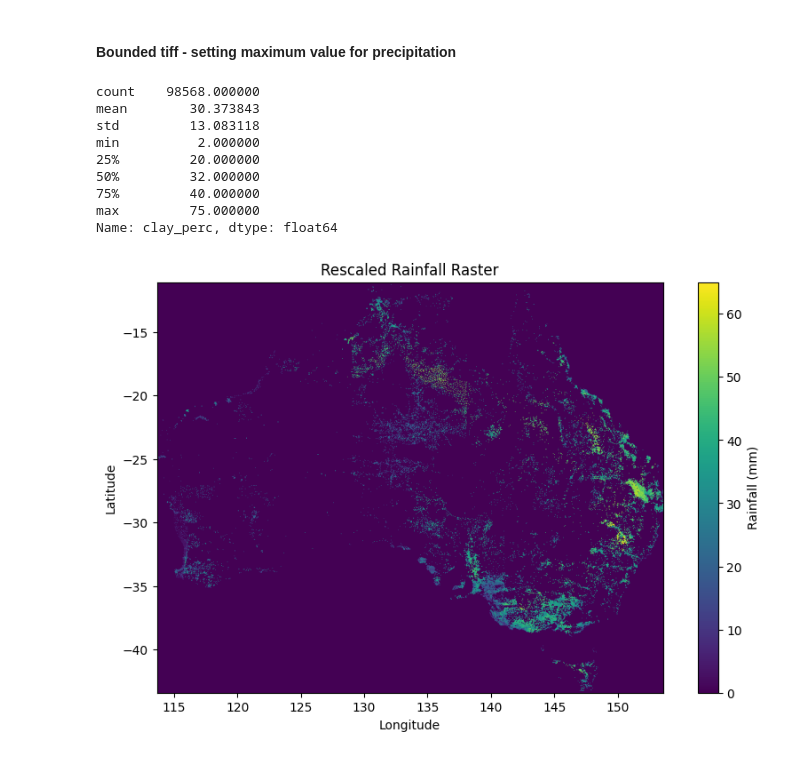
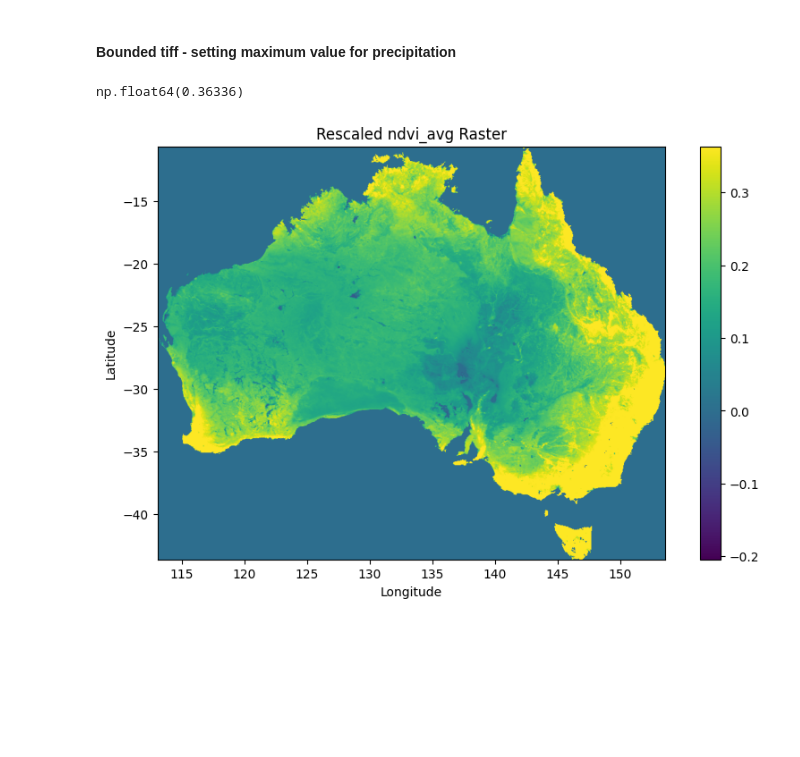
Before and after one commit to Roseparsley8972/CEGM2003-Water, a Jupyter notebook: New model/CNN_from_R/rastering_code/raster.ipynb, the cells around one changed output. Drawn from its saved outputs; the diff is of its cells as text; code cells hidden in the pictures; blank space fills up the shorter version.

```diff
--- a/New model/CNN_from_R/rastering_code/raster.ipynb
+++ b/New model/CNN_from_R/rastering_code/raster.ipynb
@@ -7,7 +7,7 @@ import pandas as pd
 import numpy as np
 
 # Load the CSVAustralia_grid_0p05_data
-data = pd.read_csv(r"C:\Users\chari\Home\TU Delft\TU-Delft\3rd semester\DSAIE\project\CEGM2003-Water\New model\Data\dat07_u.csv")
+data = pd.read_csv(r"C:\Users\chari\Home\TU Delft\TU-Delft\3rd semester\DSAIE\project\CEGM2003-Water\New model\Data\Australia_grid_0p05_data.csv")
 
 # Convert to GeoDataFrame
 gdf = gpd.GeoDataFrame(
@@ -15,6 +15,8 @@ gdf = gpd.GeoDataFrame(
     geometry=gpd.points_from_xy(data['lon'], data['lat']),
     crs="EPSG:3577"  # projection of australia
 )
+# %%
+target = 'ndvi_avg'
 # %%
 
 import rasterio
@@ -79,22 +109,11 @@ with rasterio.open("../images_for_CNN/clay_raster.tif", "w", **meta) as dst:
 # %% [markdown]
 #### Bounded tiff - setting maximum value for precipitation
-# %%
-gdf['clay_perc'].describe()
-# %% [output]
-count    98568.000000
-mean        30.373843
-std         13.083118
-min          2.000000
-25%         20.000000
-50%         32.000000
-75%         40.000000
-max         75.000000
-Name: clay_perc, dtype: float64
 # %%
 #here I rescaled the data so that the maxima are more representative and that we can capture more with the pixel resolution
 
-limit = 65 #mm/y
-data.loc[data['clay_perc'] > limit, 'clay_perc'] = limit
+limit = np.percentile(gdf[target],90)
+
+data.loc[data[target] > limit, target] = limit
 # Convert to GeoDataFrame
 gdf_rescaled = gpd.GeoDataFrame(
     data,
@@ -103,23 +122,27 @@ gdf_rescaled = gpd.GeoDataFrame(
 )
 
 # Rasterize the data (here rainfall but we can choose whichever quantity from the dataset)
-rainfall_raster_rescaled = rasterize(
-    ((geom, value) for geom, value in zip(gdf_rescaled.geometry, gdf_rescaled['clay_perc'])),
+data_raster_rescaled = rasterize(
+    ((geom, value) for geom, value in zip(gdf_rescaled.geometry, gdf_rescaled[target])),
     out_shape=(height, width),
     transform=transform,
     fill=0,  # Default value for no data
     dtype='float32'
 )
+# %%
+limit
+# %% [output]
+np.float64(0.36336)
 # %%
 # Plot the rescaled raster
 plt.figure(figsize=(10, 6))
-plt.imshow(rainfall_raster_rescaled, cmap="viridis", extent=[bounds[0], bounds[2], bounds[1], bounds[3]])
-plt.colorbar(label="Rainfall (mm)")
-plt.title("Rescaled Rainfall Raster")
+plt.imshow(data_raster_rescaled, cmap="viridis", extent=[bounds[0], bounds[2], bounds[1], bounds[3]])
+plt.colorbar()
+plt.title(f"Rescaled {target} Raster")
 plt.xlabel("Longitude")
 plt.ylabel("Latitude")
 plt.show()
 # %% [output]
-[figure, old version]
+[figure, new version]
 # %%
 #normalizing the data to 0-255 (greyscale image pixels')
```
Also changed, not shown: parts of 3 cells of this notebook, 21 other files.
